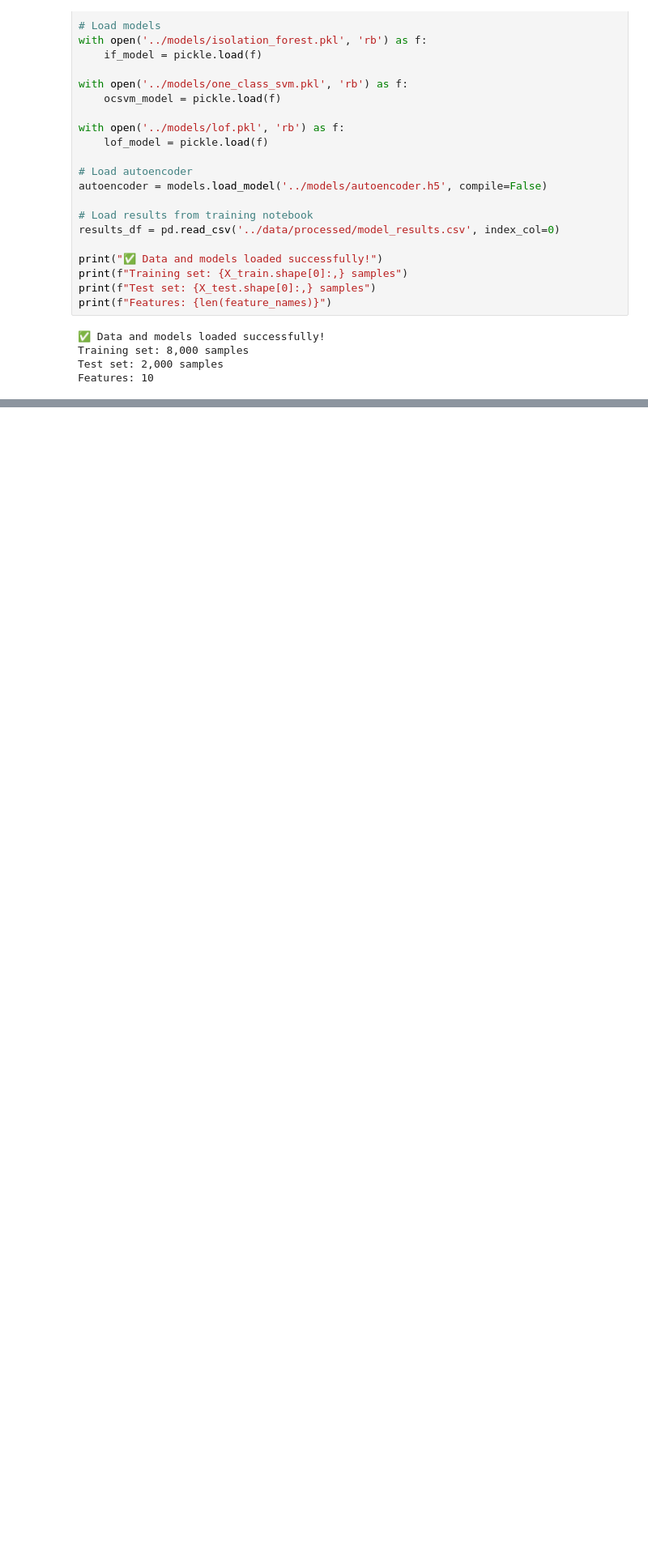
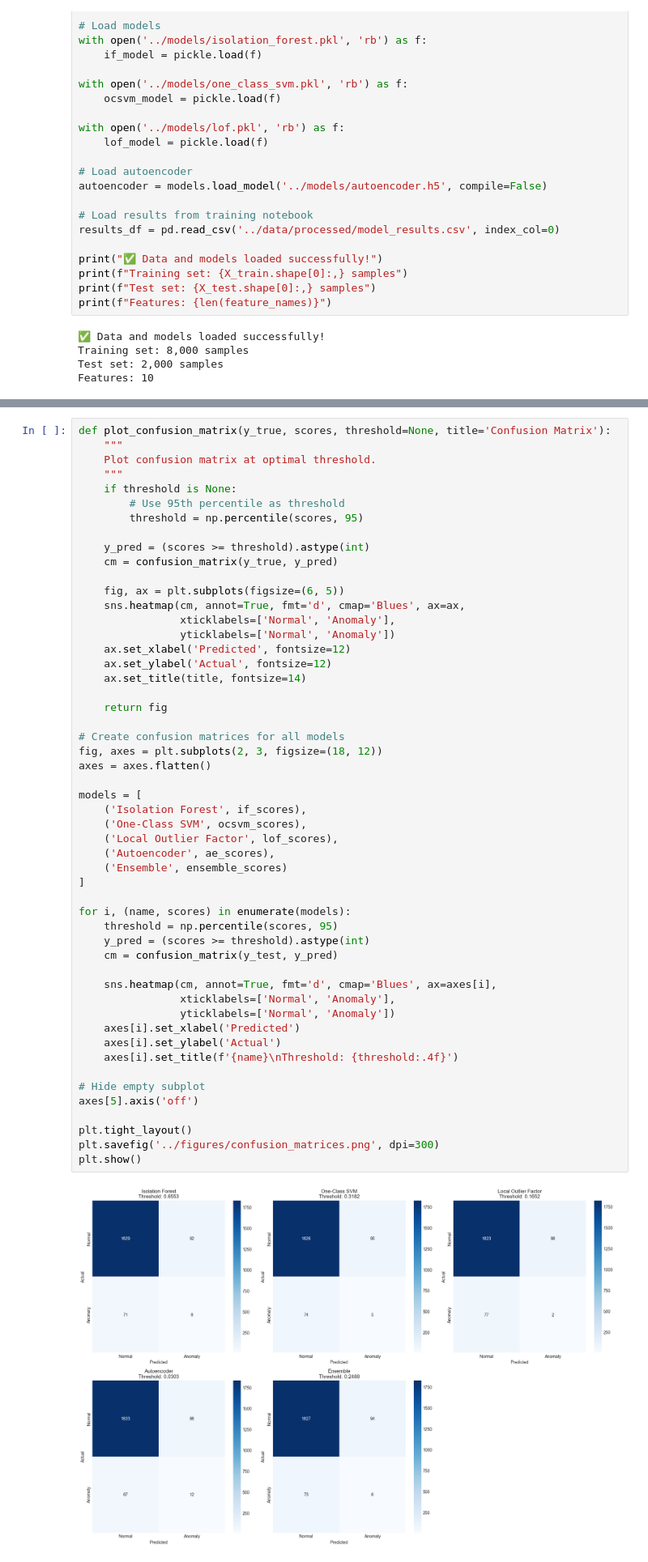
Before and after one commit to Houzibe/health-insurance-fraudulent-claims-detection-system, a Jupyter notebook: notebooks/03_model_evaluation.ipynb, the cells around one changed output, grey strips where cells are left out. Shown at 81% size. Drawn from its saved outputs; the diff is of its cells as text; blank space fills up the shorter version.

Commit message:
Model evaluation by confusion matrices

```diff
--- a/notebooks/03_model_evaluation.ipynb
+++ b/notebooks/03_model_evaluation.ipynb
@@ -96,0 +101,54 @@ Features: 10
+# %%
+def plot_confusion_matrix(y_true, scores, threshold=None, title='Confusion Matrix'):
+    """
+    Plot confusion matrix at optimal threshold.
+    """
+    if threshold is None:
+        # Use 95th percentile as threshold
+        threshold = np.percentile(scores, 95)
+
+    y_pred = (scores >= threshold).astype(int)
+    cm = confusion_matrix(y_true, y_pred)
+
+    fig, ax = plt.subplots(figsize=(6, 5))
+    sns.heatmap(cm, annot=True, fmt='d', cmap='Blues', ax=ax,
+                xticklabels=['Normal', 'Anomaly'],
+                yticklabels=['Normal', 'Anomaly'])
+    ax.set_xlabel('Predicted', fontsize=12)
+    ax.set_ylabel('Actual', fontsize=12)
+    ax.set_title(title, fontsize=14)
+
+    return fig
+
+# Create confusion matrices for all models
+fig, axes = plt.subplots(2, 3, figsize=(18, 12))
+axes = axes.flatten()
+
+models = [
+    ('Isolation Forest', if_scores),
+    ('One-Class SVM', ocsvm_scores),
+    ('Local Outlier Factor', lof_scores),
+    ('Autoencoder', ae_scores),
+    ('Ensemble', ensemble_scores)
+]
+
+for i, (name, scores) in enumerate(models):
+    threshold = np.percentile(scores, 95)
+    y_pred = (scores >= threshold).astype(int)
+    cm = confusion_matrix(y_test, y_pred)
+
+    sns.heatmap(cm, annot=True, fmt='d', cmap='Blues', ax=axes[i],
+                xticklabels=['Normal', 'Anomaly'],
+                yticklabels=['Normal', 'Anomaly'])
+    axes[i].set_xlabel('Predicted')
+    axes[i].set_ylabel('Actual')
+    axes[i].set_title(f'{name}\nThreshold: {threshold:.4f}')
+
+# Hide empty subplot
+axes[5].axis('off')
+
+plt.tight_layout()
+plt.savefig('../figures/confusion_matrices.png', dpi=300)
+plt.show()
+# %% [output]
+[figure, added]
```
Also changed, not shown: parts of 1 cell of this notebook.
